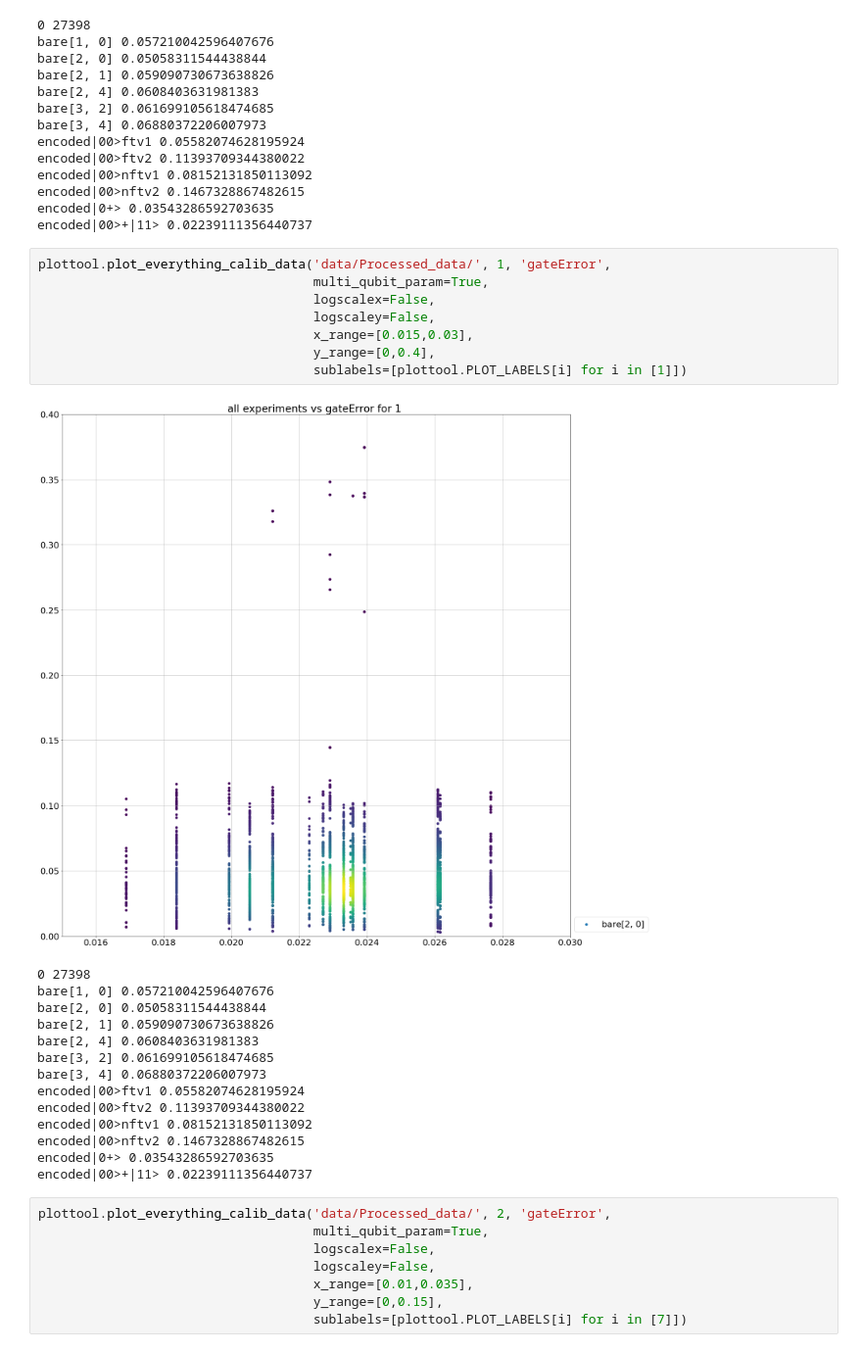
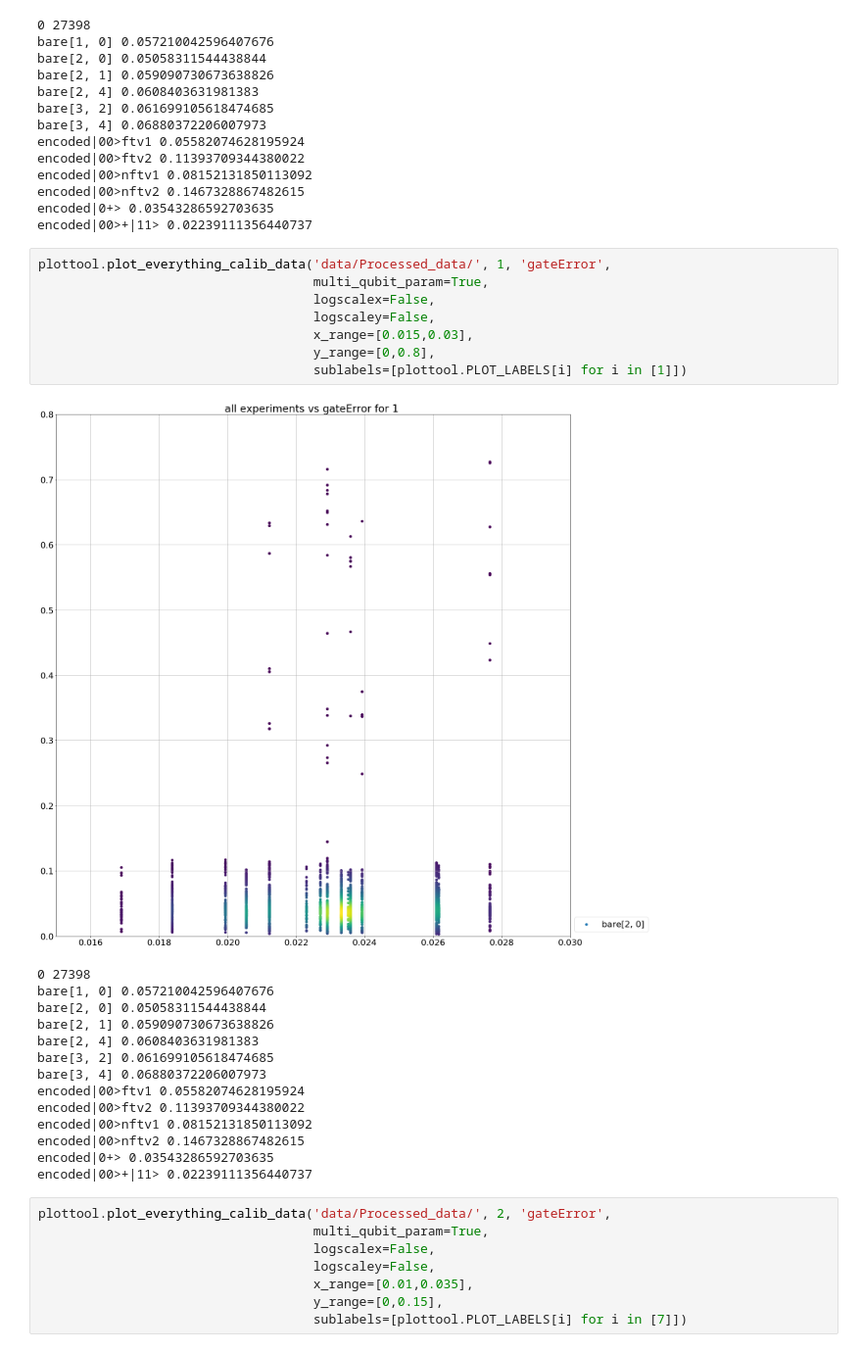
Before and after one commit to ChristopheVuillot/qiskit-sdk-py, a Jupyter notebook: examples/experimenting_with_fault_tolerance/Constructing_circuits.ipynb, the cells around one changed output. Shown at 98% size. Cells and saved outputs as stored; diff of their text form.

```diff
--- a/examples/experimenting_with_fault_tolerance/Constructing_circuits.ipynb
+++ b/examples/experimenting_with_fault_tolerance/Constructing_circuits.ipynb
@@ -376,13 +390,13 @@ encoded|00>+|11> 0.02239111356440737
 # %%
 plottool.plot_everything_calib_data('data/Processed_data/', 1, 'gateError',
                                     multi_qubit_param=True,
                                     logscalex=False,
                                     logscaley=False,
                                     x_range=[0.015,0.03],
-                                    y_range=[0,0.4],
+                                    y_range=[0,0.8],
                                     sublabels=[plottool.PLOT_LABELS[i] for i in [1]])
 # %% [output]
-[figure, old version]
+[figure, new version]
 0 27398
 bare[1, 0] 0.057210042596407676
 bare[2, 0] 0.05058311544438844
```
Also changed, not shown: parts of 6 cells of this notebook, 4 other files.
